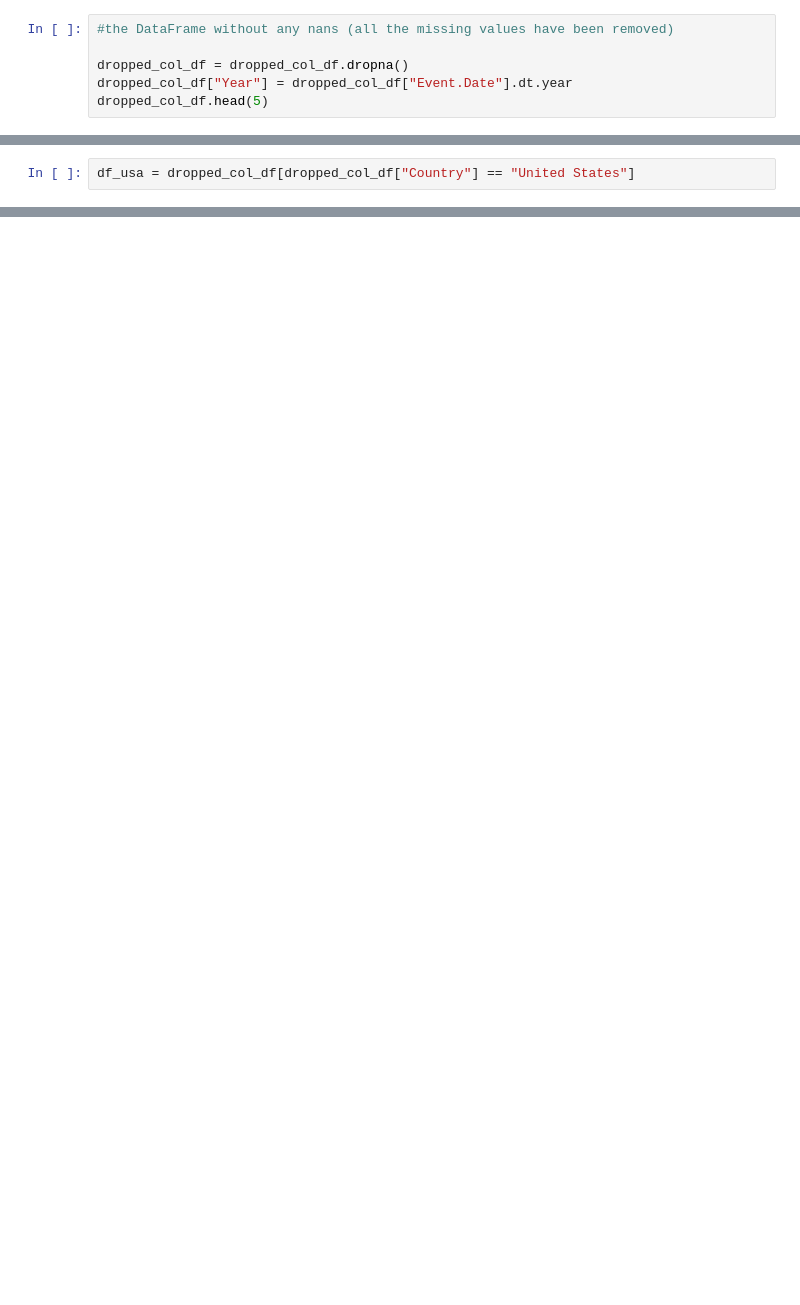
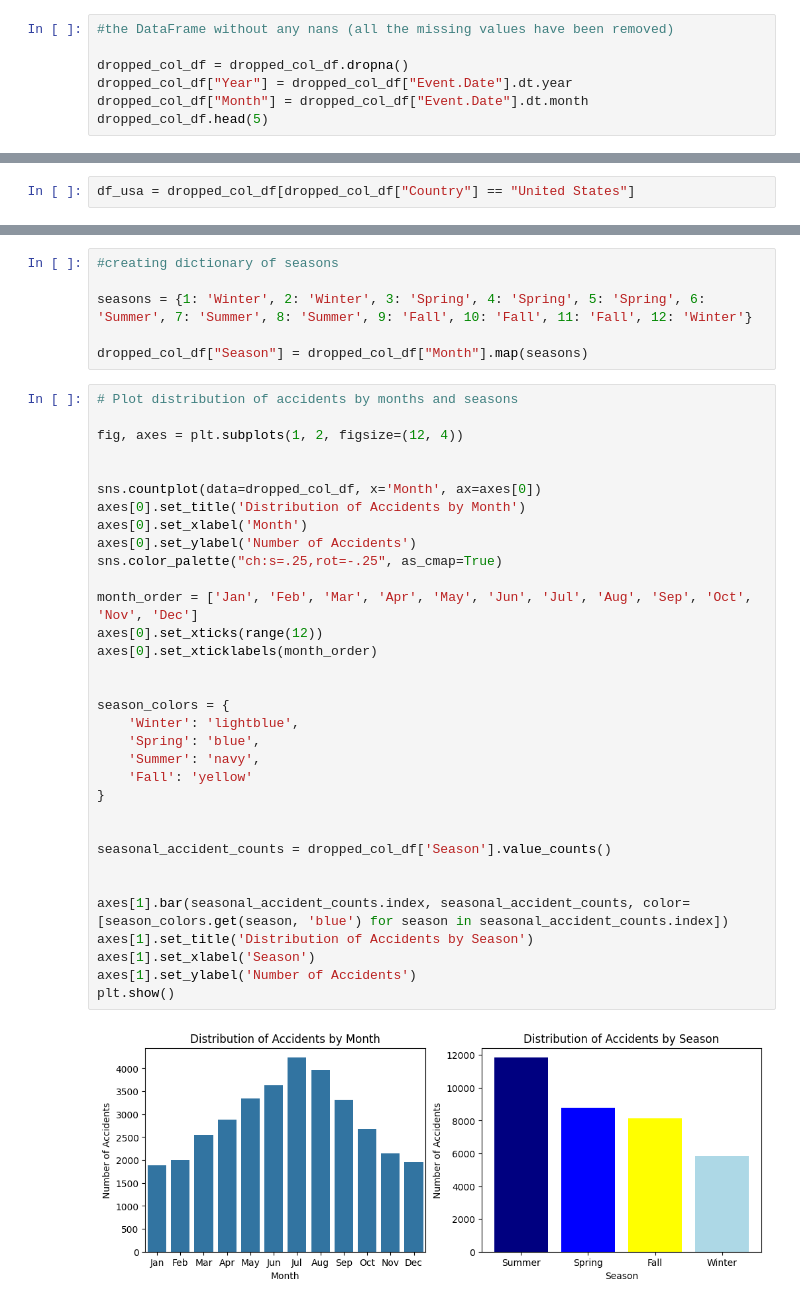
Before and after one commit to infoshareacademy/jdszr14-DeepDiveData, a Jupyter notebook: ML_project/czy_leci_z_nami_pilot.ipynb, the cells around one changed output, grey strips where cells are left out. Cells and saved outputs as stored; diff of their text form; blank space fills up the shorter version.

```diff
--- a/ML_project/czy_leci_z_nami_pilot.ipynb
+++ b/ML_project/czy_leci_z_nami_pilot.ipynb
@@ -107,4 +192,5 @@ dropped_col_df["Event.Date"] = pd.to_datetime(dropped_col_df["Event.Date"])
 
 dropped_col_df = dropped_col_df.dropna()
 dropped_col_df["Year"] = dropped_col_df["Event.Date"].dt.year
+dropped_col_df["Month"] = dropped_col_df["Event.Date"].dt.month
 dropped_col_df.head(5)
@@ -172,0 +383,41 @@ dropped_col_df["Make"].unique()
+# %%
+#creating dictionary of seasons
+
+seasons = {1: 'Winter', 2: 'Winter', 3: 'Spring', 4: 'Spring', 5: 'Spring', 6: 'Summer', 7: 'Summer', 8: 'Summer', 9: 'Fall', 10: 'Fall', 11: 'Fall', 12: 'Winter'}
+
+dropped_col_df["Season"] = dropped_col_df["Month"].map(seasons)
+# %%
+# Plot distribution of accidents by months and seasons
+
+fig, axes = plt.subplots(1, 2, figsize=(12, 4))
+
+
+sns.countplot(data=dropped_col_df, x='Month', ax=axes[0])
+axes[0].set_title('Distribution of Accidents by Month')
+axes[0].set_xlabel('Month')
+axes[0].set_ylabel('Number of Accidents')
+sns.color_palette("ch:s=.25,rot=-.25", as_cmap=True)
+
+month_order = ['Jan', 'Feb', 'Mar', 'Apr', 'May', 'Jun', 'Jul', 'Aug', 'Sep', 'Oct', 'Nov', 'Dec']
+axes[0].set_xticks(range(12))
+axes[0].set_xticklabels(month_order)
+
+
+season_colors = {
+    'Winter': 'lightblue',
+    'Spring': 'blue',
+    'Summer': 'navy',
+    'Fall': 'yellow'
+}
+
+
+seasonal_accident_counts = dropped_col_df['Season'].value_counts()
+
+
+axes[1].bar(seasonal_accident_counts.index, seasonal_accident_counts, color=[season_colors.get(season, 'blue') for season in seasonal_accident_counts.index])
+axes[1].set_title('Distribution of Accidents by Season')
+axes[1].set_xlabel('Season')
+axes[1].set_ylabel('Number of Accidents')
+plt.show()
+# %% [output]
+[figure, added]
```
Also changed, not shown: parts of 57 cells of this notebook, 5 other files.
